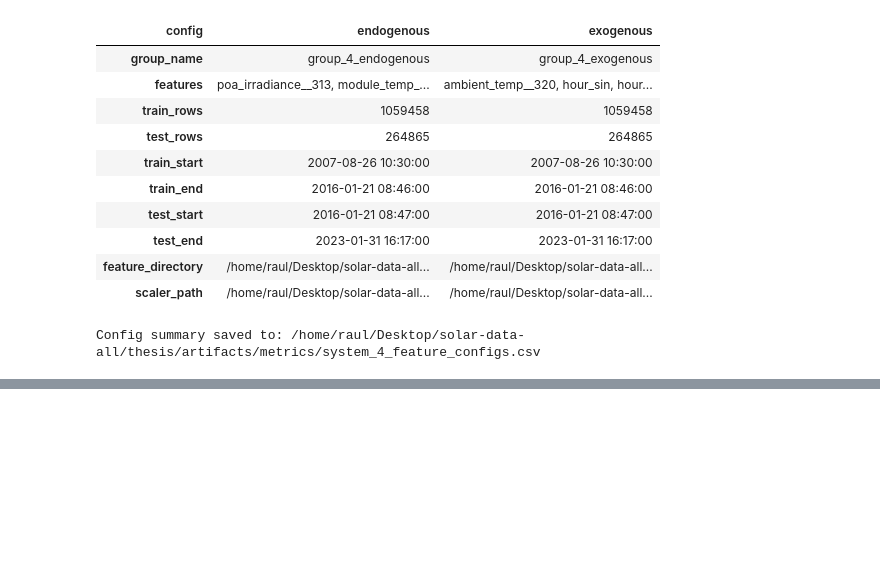
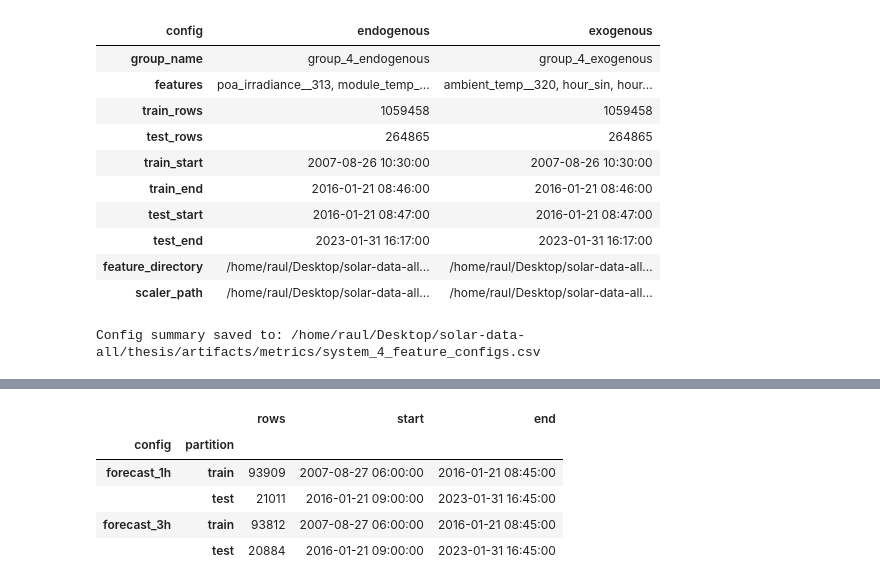
Before and after one commit to dimst2001/solarMl-thesis, a Jupyter notebook: notebooks/2_Feature_Selection.ipynb, the cells around one changed output, grey strips where cells are left out. Drawn from its saved outputs; the diff is of its cells as text; code cells hidden in the pictures; blank space fills up the shorter version.

```diff
--- a/notebooks/2_Feature_Selection.ipynb
+++ b/notebooks/2_Feature_Selection.ipynb
@@ -730,0 +792,27 @@ Config summary saved to: /home/raul/Desktop/solar-data-all/thesis/artifacts/metr
+# %%
+# Forecast horizons in 15-minute steps, and the lags (in steps before the origin).
+FORECAST_HORIZONS = {"forecast_1h": 4, "forecast_3h": 12}
+POWER_LAGS = {"power_t": 0, "power_t-15min": 1, "power_t-1h": 4, "power_t-24h": 96}
+IRRADIANCE_LAGS = {"irradiance_t": 0, "irradiance_t-1h": 4, "irradiance_t-24h": 96}
+
+
+def build_forecast_frame(grid, steps):
+    """Features known `steps` slots before each target slot, and the target power."""
+    X = pd.DataFrame(index=grid.index)
+    for name, lag in POWER_LAGS.items():
+        X[name] = grid[TARGET].shift(steps + lag)
+    for name, lag in IRRADIANCE_LAGS.items():
+        X[name] = grid[IRRADIANCE].shift(steps + lag)
+    X["ambient_temp_t"] = grid[AMBIENT].shift(steps)
+    X["power_target-24h"] = grid[TARGET].shift(96)
+    X = X.join(calendar_features(grid.index))
+    keep = (grid["daylight"] & ~grid["is_fault"] & grid[TARGET].notna()
+            & X.notna().all(axis=1))
+    return X[keep], grid.loc[keep, [TARGET]]
+
+
+Xf_sets, yf_sets = {}, {}
+for name, steps in FORECAST_HORIZONS.items():
+    Xf_sets[name], yf_sets[name] = build_forecast_frame(grid, steps)
+    print(f"{name}: {len(Xf_sets[name]):,} rows, {Xf_sets[name].shape[1]} features")
+print(f"Features: {list(Xf_sets['forecast_1h'].columns)}")
@@ -730,0 +827,22 @@ Config summary saved to: /home/raul/Desktop/solar-data-all/thesis/artifacts/metr
+# %%
+Xf_train_sets, Xf_test_sets, yf_train_sets, yf_test_sets, baseline_sets = {}, {}, {}, {}, {}
+split_rows_f = []
+for name in FORECAST_HORIZONS:
+    train_rows = Xf_sets[name].index < split_time
+    Xf_train_sets[name], Xf_test_sets[name] = Xf_sets[name][train_rows], Xf_sets[name][~train_rows]
+    yf_train_sets[name], yf_test_sets[name] = yf_sets[name][train_rows], yf_sets[name][~train_rows]
+    baseline_sets[name] = Xf_test_sets[name][["power_t", "power_target-24h"]].rename(
+        columns={"power_t": "persistence", "power_target-24h": "same_time_yesterday"})
+    assert Xf_train_sets[name].index.max() < Xf_test_sets[name].index.min()
+    for part, frame in (("train", Xf_train_sets[name]), ("test", Xf_test_sets[name])):
+        split_rows_f.append({"config": name, "partition": part, "rows": len(frame),
+                             "start": frame.index.min(), "end": frame.index.max()})
+
+display(pd.DataFrame(split_rows_f).set_index(["config", "partition"]))
+# %% [output]
+|  |  | rows | start | end |
+| config | partition |  |  |  |
+| forecast_1h | train | 93909 | 2007-08-27 06:00:00 | 2016-01-21 08:45:00 |
+|  | test | 21011 | 2016-01-21 09:00:00 | 2023-01-31 16:45:00 |
+| forecast_3h | train | 93812 | 2007-08-27 06:00:00 | 2016-01-21 08:45:00 |
+|  | test | 20884 | 2016-01-21 09:00:00 | 2023-01-31 16:45:00 |
```
Also changed, not shown: parts of 12 cells of this notebook, 26 other files.
